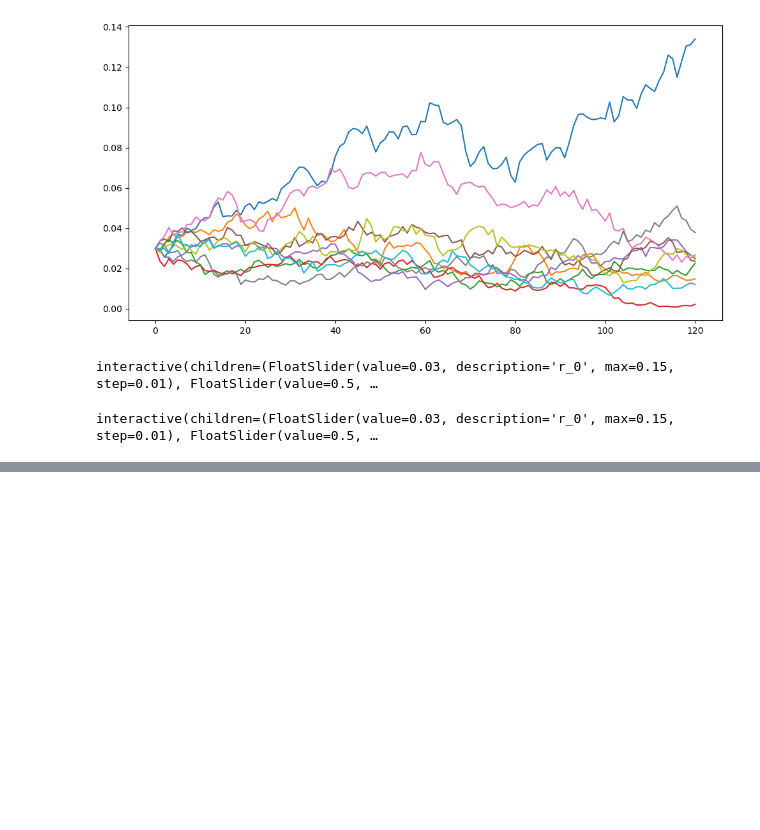
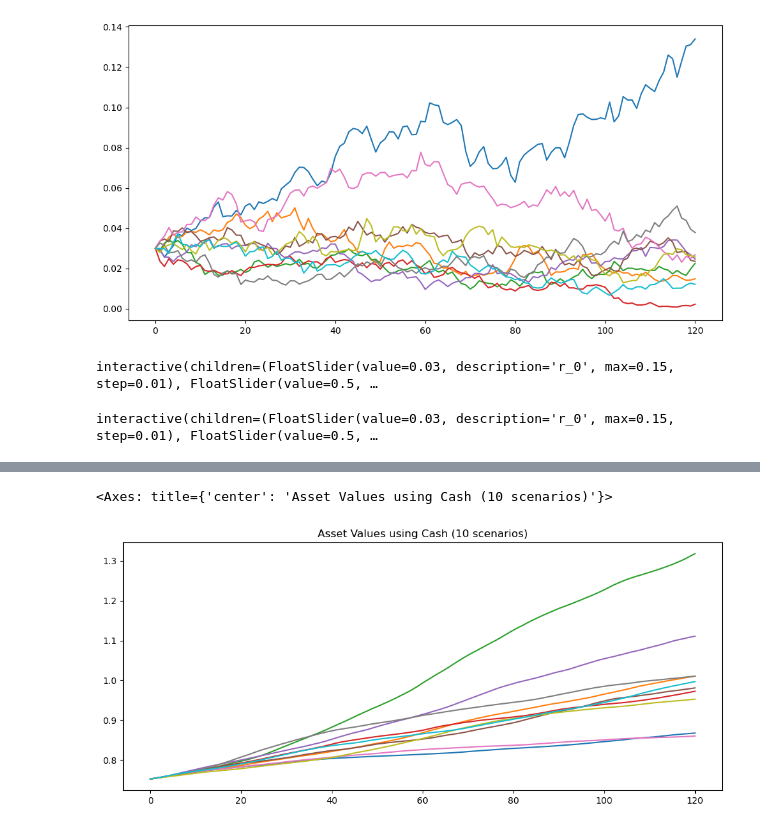
Before and after one commit to ahmet794/Investment-Banking-Asset-Management, a Jupyter notebook: Labs Week 4.ipynb, the cells around one changed output, grey strips where cells are left out. Drawn from its saved outputs; the diff is of its cells as text; code cells hidden in the pictures; blank space fills up the shorter version.

Commit message:
Graphs about the prices and percentages about bond and cash

```diff
--- a/Labs Week 4.ipynb
+++ b/Labs Week 4.ipynb
@@ -339,0 +338,5 @@ ValueError: too many values to unpack (expected 2)
+# %%
+av_cash.plot(title='Asset Values using Cash (10 scenarios)', legend=False, figsize=(12,5))
+# %% [output]
+<Axes: title={'center': 'Asset Values using Cash (10 scenarios)'}>
+[figure, added]
```
Also changed, not shown: parts of 8 cells of this notebook.
